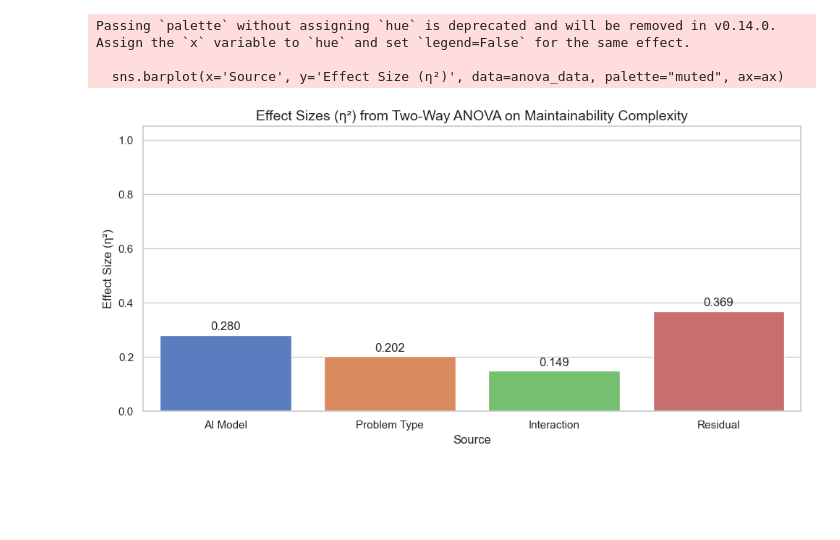
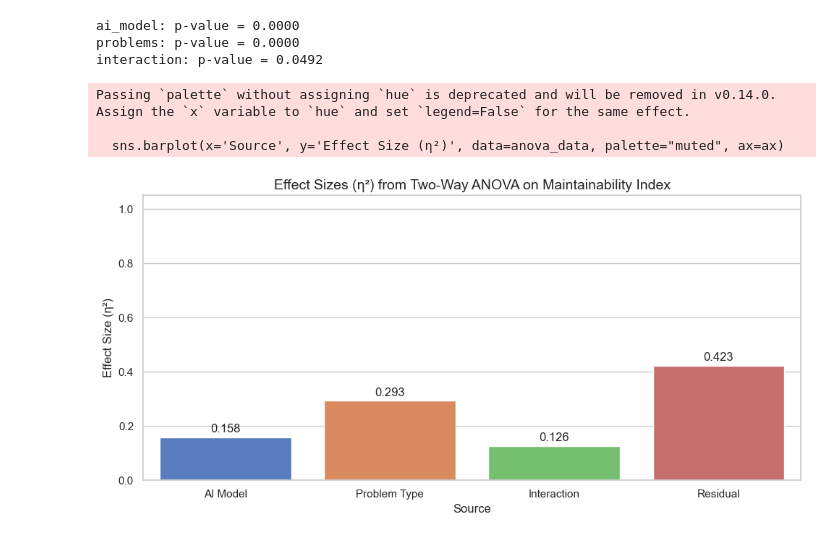
Before and after one commit to rajvi-collab/ANOVA_analysis_LLMs, a Jupyter notebook: Anova_Analysis.ipynb, the cells around one changed output. Cells and saved outputs as stored; diff of their text form; code cells hidden in the pictures; blank space fills up the shorter version.

```diff
--- a/Anova_Analysis.ipynb
+++ b/Anova_Analysis.ipynb
@@ -286,9 +233,9 @@ p_values
 # Data preparation for ANOVA table
 anova_data = pd.DataFrame({
     'Source': ['AI Model', 'Problem Type', 'Interaction', 'Residual'],
-    'F-value': [0.840, 188.835, 3.554, None],
-    'p-value': [0.438, 0.0001, 0.0008, None],
-    'Effect Size (η²)': [0.002, 0.904, 0.051, 0.042]
+    'F-value': [4.390, 215.709, 4.554, None],
+    'p-value': [0.0063, 0.0000, 0.0000, None],
+    'Effect Size (η²)': [0.011, 0.863, 0.055, 0.072]
 })
 
 # Set plot style
@@ -428,8 +397,7 @@ Effect Size for Residual (η²): 0.080
 # Data preparation for ANOVA table
 anova_data = pd.DataFrame({
     'Source': ['AI Model', 'Problem Type', 'Interaction', 'Residual'],
-    'Effect Size (η²)': [0.001, 0.888, 0.031, 0.080],
-    "Significance (p-value)": [0.813, 1.766e-19, 0.356, None]
+    'Effect Size (η²)': [0.006, 0.847, 0.047, 0.100],
 })
 
 # Set plot style
@@ -566,7 +556,7 @@ Effect Size for Residual (η²): 0.020
 # Data preparation for ANOVA table
 anova_data = pd.DataFrame({
     'Source': ['AI Model', 'Problem Type', 'Interaction', 'Residual'],
-    'Effect Size (η²)': [0.005, 0.964, 0.011, 0.020]
+    'Effect Size (η²)': [0.005, 0.938, 0.015, 0.043]
 })
 
 # Set plot style
@@ -713,34 +703,56 @@ Effect Size for Residual (η²): 0.369
+# %%
+from scipy.stats import f
+
+# Given F-values and degrees of freedom
+anova_values = {
+    "ai_model": {"F": 11.189, "df1": 3, "df2": 90},
+    "problems": {"F": 12.455, "df1": 5, "df2": 90},
+    "interaction": {"F": 1.784, "df1": 15, "df2": 90},
+}
+
+# Calculate p-values
+p_values = {
+    name: 1 - f.cdf(values["F"], values["df1"], values["df2"])
+    for name, values in anova_values.items()
+}
+
+for factor, p in p_values.items():
+    print(f"{factor}: p-value = {p:.4f}")
+# %% [output]
+ai_model: p-value = 0.0000
+problems: p-value = 0.0000
+interaction: p-value = 0.0492
 # %%
 # Data preparation for ANOVA table
 anova_data = pd.DataFrame({
     'Source': ['AI Model', 'Problem Type', 'Interaction', 'Residual'],
-    'Effect Size (η²)': [0.280, 0.202, 0.149, 0.369]
+    'Effect Size (η²)': [0.158, 0.293, 0.126, 0.423]
 })
 
 # Set plot style
 sns.set(style="whitegrid")
 fig, ax = plt.subplots(figsize=(10, 5))
 
 # Barplot of Effect Sizes
 sns.barplot(x='Source', y='Effect Size (η²)', data=anova_data, palette="muted", ax=ax)
 
 # Add values on bars
 for i, row in anova_data.iterrows():
     if row['Effect Size (η²)'] is not None:
         ax.text(i, row['Effect Size (η²)'] + 0.01, f"{row['Effect Size (η²)']:.3f}", ha='center', va='bottom')
 
 # Set plot details
-ax.set_title("Effect Sizes (η²) from Two-Way ANOVA on Maintainability Complexity", fontsize=14)
+ax.set_title("Effect Sizes (η²) from Two-Way ANOVA on Maintainability Index", fontsize=14)
 ax.set_ylabel("Effect Size (η²)")
 ax.set_ylim(0, 1.05)
 
 plt.tight_layout()
 plt.show()
 # %% [output]
 Passing `palette` without assigning `hue` is deprecated and will be removed in v0.14.0. Assign the `x` variable to `hue` and set `legend=False` for the same effect.
 
   sns.barplot(x='Source', y='Effect Size (η²)', data=anova_data, palette="muted", ax=ax)
-[figure, old version]
+[figure, new version]
 # %%
 from statsmodels.stats.multicomp import pairwise_tukeyhsd
 
```
Also changed, not shown: parts of 39 cells of this notebook, 2 other files.
